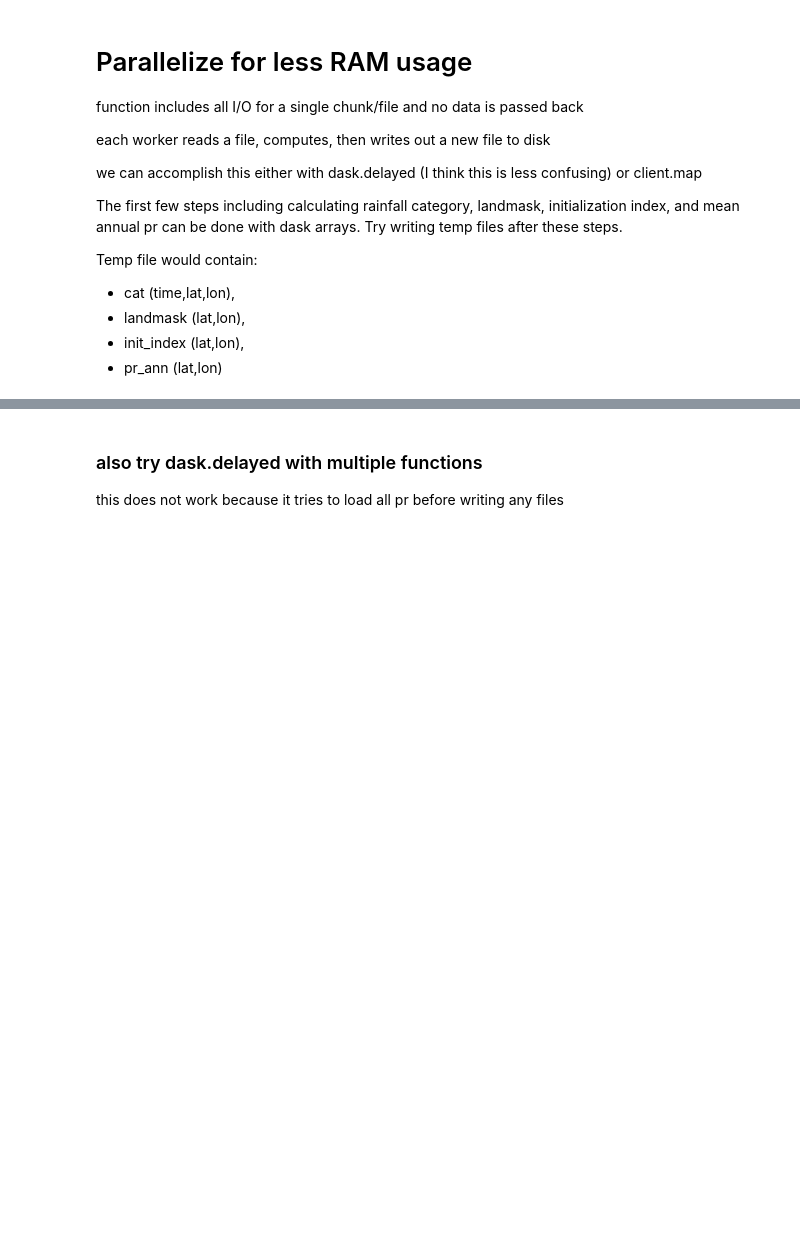
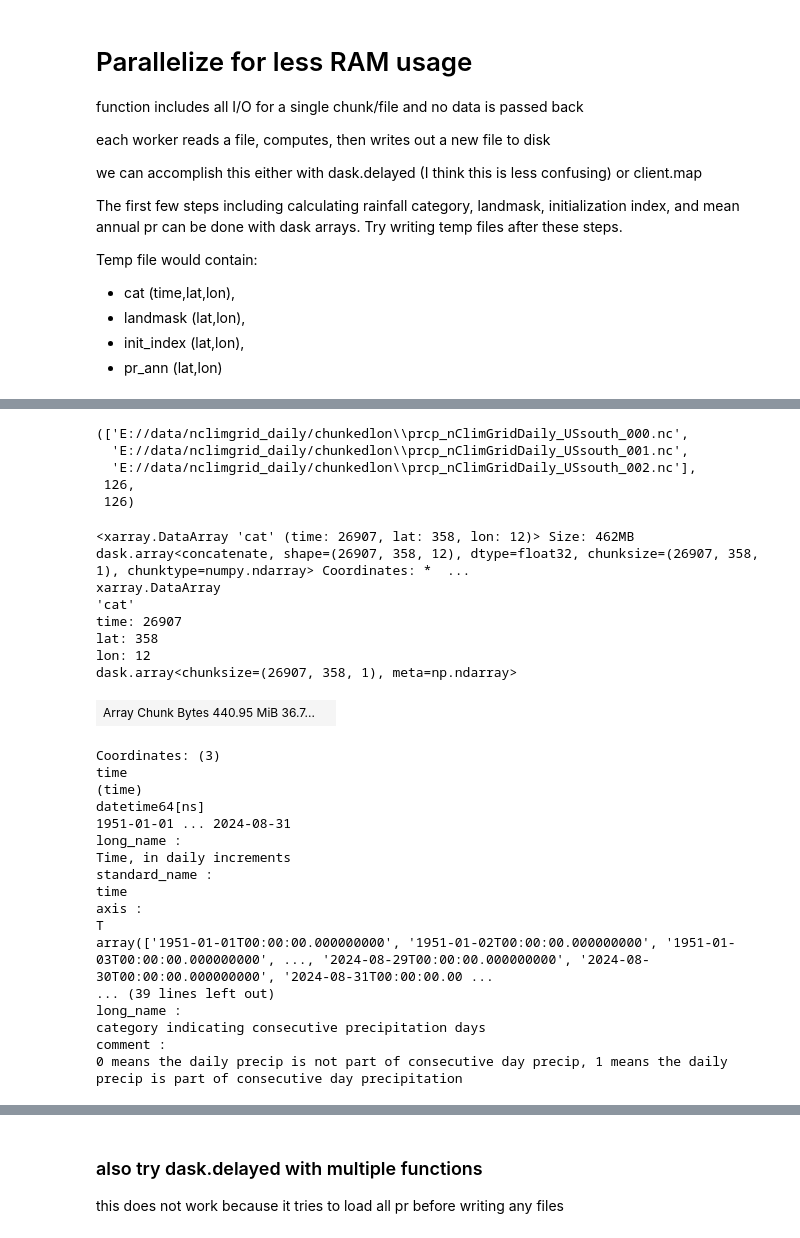
Before and after one commit to kerriegeil/NERR_fire, a Jupyter notebook: 02_analysis/explore_calc_KBDI.ipynb, the cells around one changed output, grey strips where cells are left out. Saved outputs shown, nothing was run; the diff lists cells and outputs as text; code cells hidden in the pictures; blank space fills up the shorter version.

```diff
--- a/02_analysis/explore_calc_KBDI.ipynb
+++ b/02_analysis/explore_calc_KBDI.ipynb
@@ -798,6 +859,13 @@ client
 # %%
-data_dir = r'D://data/nclimgrid_daily/'
+data_dir = r'E://data/nclimgrid_daily/'
 pr_files=sorted(glob.glob(data_dir+'chunkedlon/prcp_nClimGridDaily_USsouth_*.nc'))
 tmax_files=sorted(glob.glob(data_dir+'chunkedlon/tmax_nClimGridDaily_USsouth_*.nc'))
+assert len(pr_files)==len(tmax_files),f'missing files! {len(pr_files)} pr files, {len(tmax_files)} tmax files'
 pr_files[0:3],len(pr_files),len(tmax_files)
+# %% [output]
+(['E://data/nclimgrid_daily/chunkedlon\\prcp_nClimGridDaily_USsouth_000.nc',
+  'E://data/nclimgrid_daily/chunkedlon\\prcp_nClimGridDaily_USsouth_001.nc',
+  'E://data/nclimgrid_daily/chunkedlon\\prcp_nClimGridDaily_USsouth_002.nc'],
+ 126,
+ 126)
 # %%
@@ -918,0 +1050,3 @@ def write_KBDI_file(pr_file,pr_varname,tmax_file,tmax_varname):
+# %%
+cat_files=sorted(glob.glob(data_dir+'temporary/cat_*.nc'))
+assert len(cat_files)==len(pr_files),f'missing files! {len(cat_files)} cat files, {len(pr_files)} pr files'
@@ -918,0 +1057,32 @@ def write_KBDI_file(pr_file,pr_varname,tmax_file,tmax_varname):
+# %%
+# cat = xr.open_dataset(cat_files[0],autoclose=True,lock=False)['cat']#.chunk({'time':-1,'lat':-1,'lon':1})
+# pr = xr.open_dataset(pr_files[0],autoclose=True,lock=False)['prcp']#.chunk({'time':-1,'lat':-1,'lon':1})
+cat = xr.open_mfdataset(cat_files[0:2],chunks={'time':-1,'lat':-1,'lon':1})['cat']#.data#.persist()
+pr = xr.open_mfdataset(pr_files[0:2],chunks={'time':-1,'lat':-1,'lon':1})['prcp']#.data#.persist()
+cat
+# %% [output]
+<xarray.DataArray 'cat' (time: 26907, lat: 358, lon: 12)> Size: 462MB dask.array<concatenate, shape=(26907, 358, 12), dtype=float32, chunksize=(26907, 358, 1), chunktype=numpy.ndarray> Coordinates: *  ...
+xarray.DataArray
+'cat'
+time: 26907
+lat: 358
+lon: 12
+dask.array<chunksize=(26907, 358, 1), meta=np.ndarray>
+| Array Chunk Bytes 440.95 MiB 36.7... |  |
+Coordinates: (3)
+time
+(time)
+datetime64[ns]
+1951-01-01 ... 2024-08-31
+long_name :
+Time, in daily increments
+standard_name :
+time
+axis :
+T
+array(['1951-01-01T00:00:00.000000000', '1951-01-02T00:00:00.000000000', '1951-01-03T00:00:00.000000000', ..., '2024-08-29T00:00:00.000000000', '2024-08-30T00:00:00.000000000', '2024-08-31T00:00:00.00 ...
+... (39 lines left out)
+long_name :
+category indicating consecutive precipitation days
+comment :
+0 means the daily precip is not part of consecutive day precip, 1 means the daily precip is part of consecutive day precipitation
```
Also changed, not shown: parts of 19 cells of this notebook.
